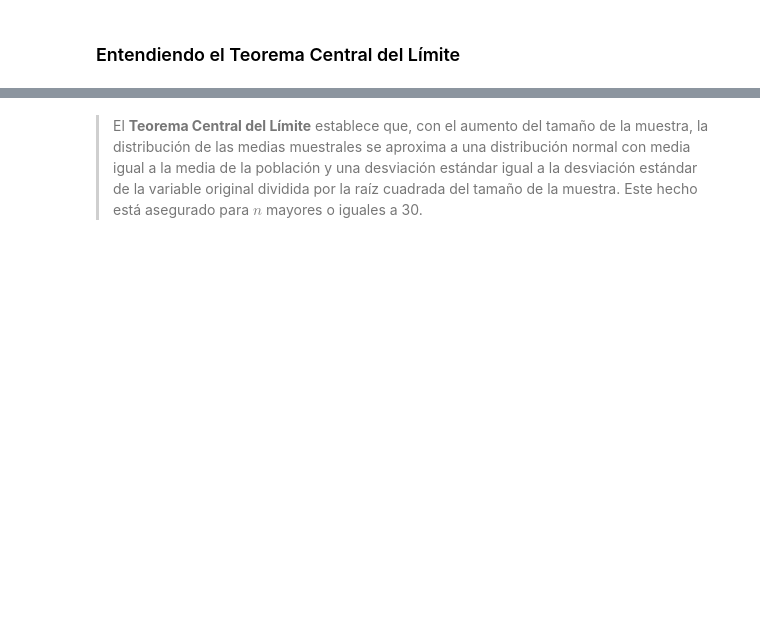
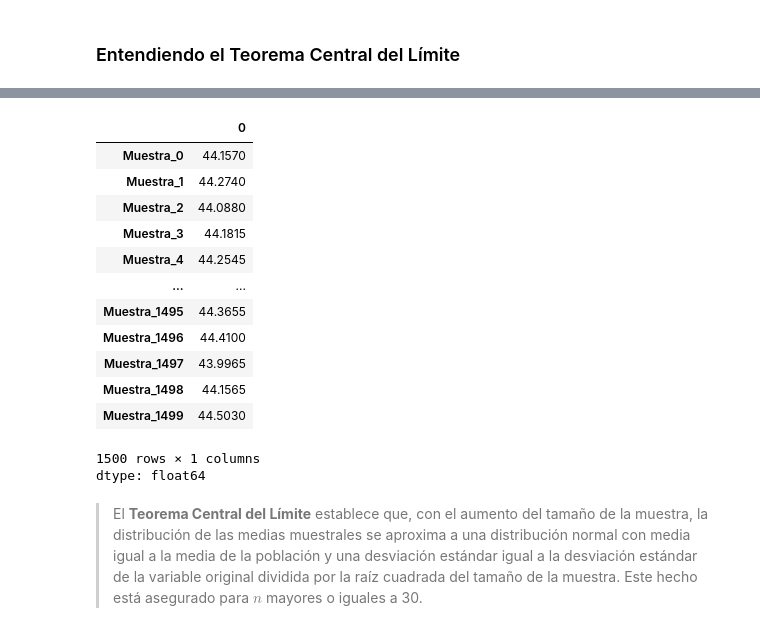
Before and after one commit to germaini/DATA_Desafio_tienda, a Jupyter notebook: Inicial.ipynb, the cells around one changed output, grey strips where cells are left out. Drawn from its saved outputs; the diff is of its cells as text; code cells hidden in the pictures; blank space fills up the shorter version.

```diff
--- a/Inicial.ipynb
+++ b/Inicial.ipynb
@@ -772,2 +836,19 @@ La desviación estándar de las medias muestrales se conoce como **error estánd
+# %%
+muestras.mean()
+# %% [output]
+|  | 0 |
+| Muestra_0 | 44.1570 |
+| Muestra_1 | 44.2740 |
+| Muestra_2 | 44.0880 |
+| Muestra_3 | 44.1815 |
+| Muestra_4 | 44.2545 |
+| ... | ... |
+| Muestra_1495 | 44.3655 |
+| Muestra_1496 | 44.4100 |
+| Muestra_1497 | 43.9965 |
+| Muestra_1498 | 44.1565 |
+| Muestra_1499 | 44.5030 |
+1500 rows × 1 columns
+dtype: float64
 # %% [markdown]
 > El **Teorema Central del Límite** establece que, con el aumento del tamaño de la muestra, la distribución de las medias muestrales se aproxima a una distribución normal con media igual a la media de la población y una desviación estándar igual a la desviación estándar de la variable original dividida por la raíz cuadrada del tamaño de la muestra. Este hecho está asegurado para $n$ mayores o iguales a 30.
```
Also changed, not shown: parts of 49 cells of this notebook.
